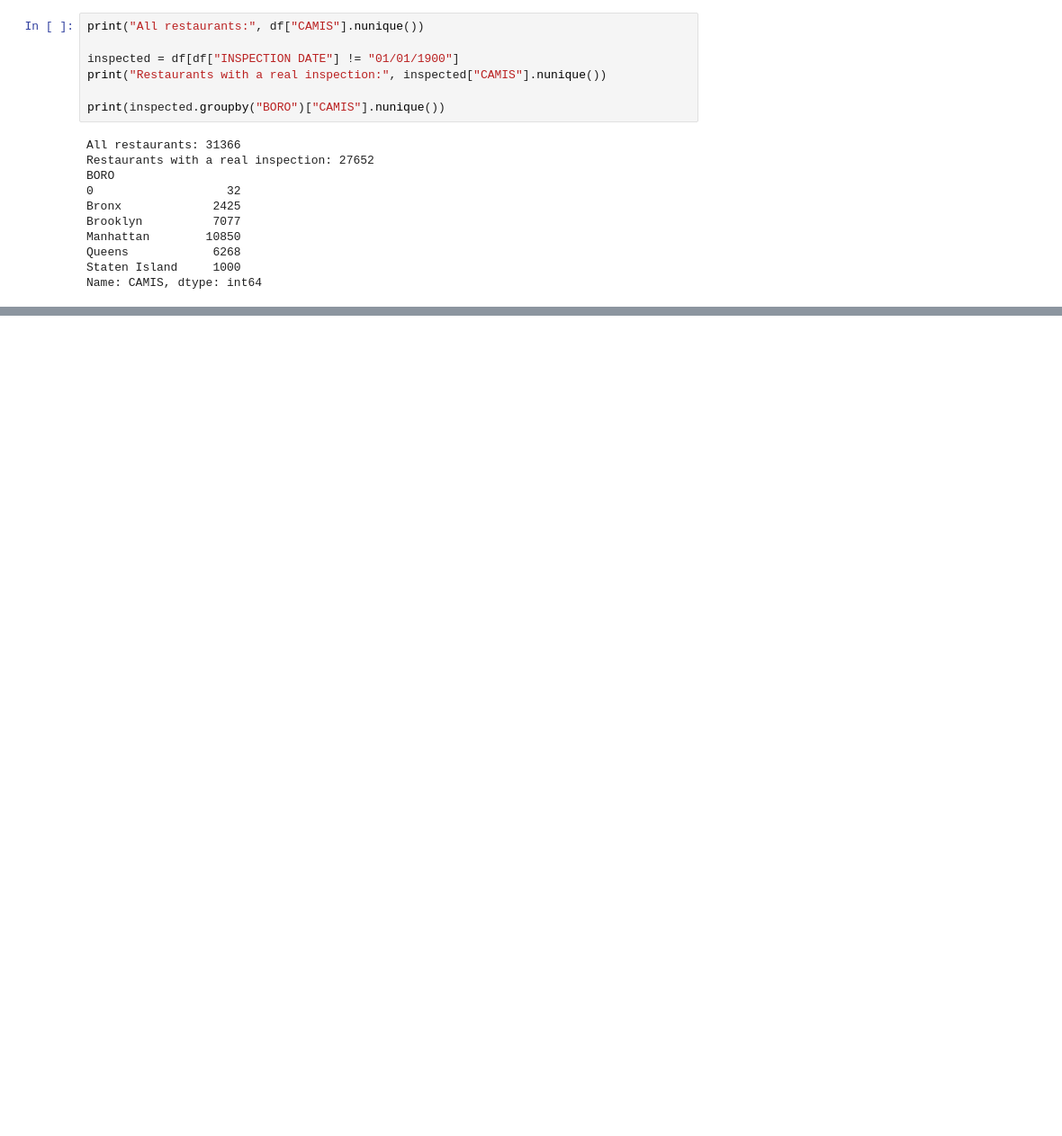
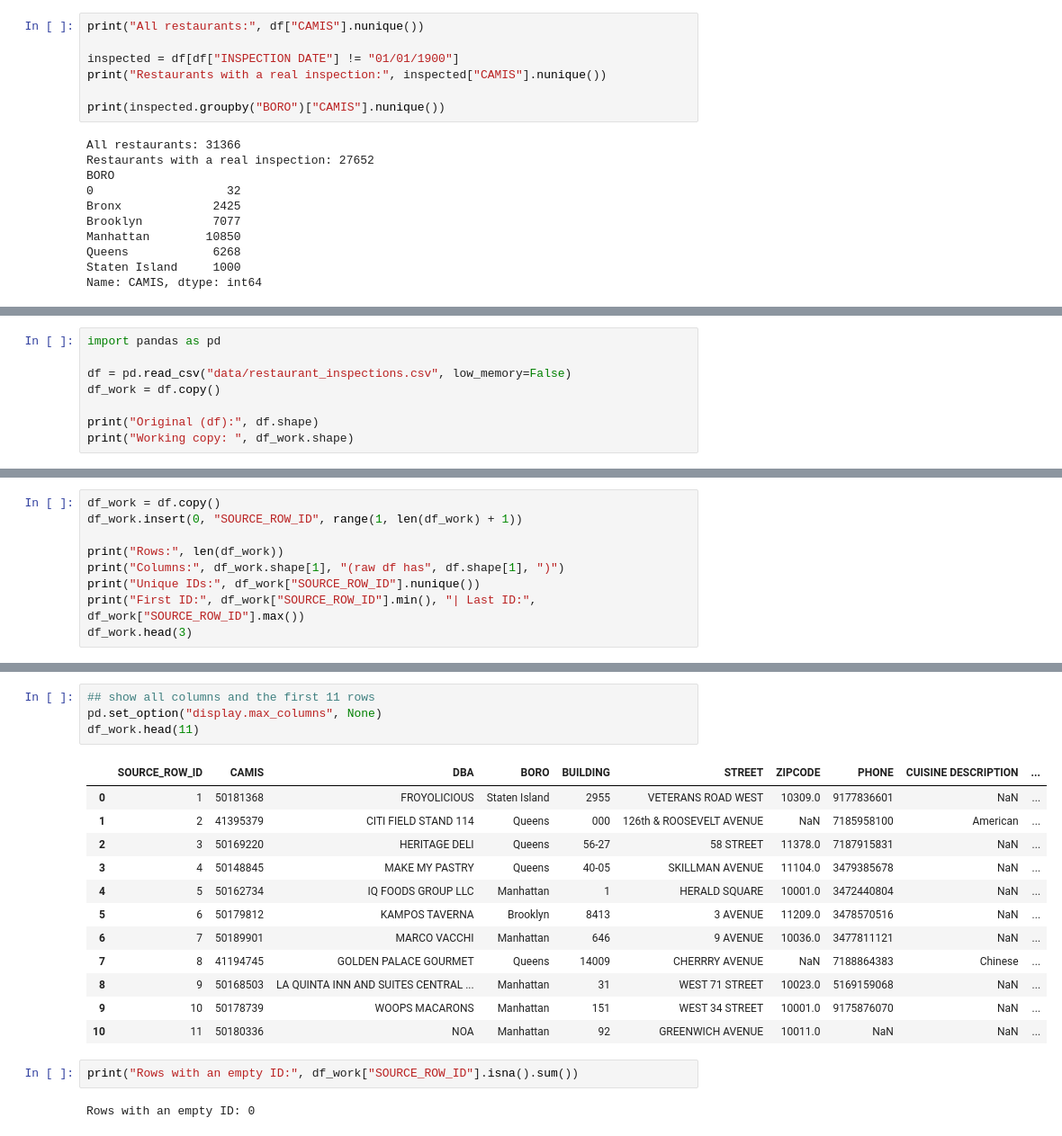
Before and after one commit to estvjana/nyc-restaurant-inspections, a Jupyter notebook: 01_data_exploration.ipynb, the cells around one changed output, grey strips where cells are left out. Shown at 90% size. Saved outputs shown, nothing was run; the diff lists cells and outputs as text; blank space fills up the shorter version.

```diff
--- a/01_data_exploration.ipynb
+++ b/01_data_exploration.ipynb
@@ -139,0 +175,8 @@ Name: SCORE, dtype: float64
+# %%
+import pandas as pd
+
+df = pd.read_csv("data/restaurant_inspections.csv", low_memory=False)
+df_work = df.copy()
+
+print("Original (df):", df.shape)
+print("Working copy: ", df_work.shape)
@@ -139,0 +365,9 @@ Name: SCORE, dtype: float64
+# %%
+df_work = df.copy()
+df_work.insert(0, "SOURCE_ROW_ID", range(1, len(df_work) + 1))
+
+print("Rows:", len(df_work))
+print("Columns:", df_work.shape[1], "(raw df has", df.shape[1], ")")
+print("Unique IDs:", df_work["SOURCE_ROW_ID"].nunique())
+print("First ID:", df_work["SOURCE_ROW_ID"].min(), "| Last ID:", df_work["SOURCE_ROW_ID"].max())
+df_work.head(3)
@@ -139,0 +383,21 @@ Name: SCORE, dtype: float64
+# %%
+## show all columns and the first 11 rows
+pd.set_option("display.max_columns", None)
+df_work.head(11)
+# %% [output]
+|  | SOURCE_ROW_ID | CAMIS | DBA | BORO | BUILDING | STREET | ZIPCODE | PHONE | CUISINE DESCRIPTION | ... |
+| 0 | 1 | 50181368 | FROYOLICIOUS | Staten Island | 2955 | VETERANS ROAD WEST | 10309.0 | 9177836601 | NaN | ... |
+| 1 | 2 | 41395379 | CITI FIELD STAND 114 | Queens | 000 | 126th & ROOSEVELT AVENUE | NaN | 7185958100 | American | ... |
+| 2 | 3 | 50169220 | HERITAGE DELI | Queens | 56-27 | 58 STREET | 11378.0 | 7187915831 | NaN | ... |
+| 3 | 4 | 50148845 | MAKE MY PASTRY | Queens | 40-05 | SKILLMAN AVENUE | 11104.0 | 3479385678 | NaN | ... |
+| 4 | 5 | 50162734 | IQ FOODS GROUP LLC | Manhattan | 1 | HERALD SQUARE | 10001.0 | 3472440804 | NaN | ... |
+| 5 | 6 | 50179812 | KAMPOS TAVERNA | Brooklyn | 8413 | 3 AVENUE | 11209.0 | 3478570516 | NaN | ... |
+| 6 | 7 | 50189901 | MARCO VACCHI | Manhattan | 646 | 9 AVENUE | 10036.0 | 3477811121 | NaN | ... |
+| 7 | 8 | 41194745 | GOLDEN PALACE GOURMET | Queens | 14009 | CHERRRY AVENUE | NaN | 7188864383 | Chinese | ... |
+| 8 | 9 | 50168503 | LA QUINTA INN AND SUITES CENTRAL ... | Manhattan | 31 | WEST 71 STREET | 10023.0 | 5169159068 | NaN | ... |
+| 9 | 10 | 50178739 | WOOPS MACARONS | Manhattan | 151 | WEST 34 STREET | 10001.0 | 9175876070 | NaN | ... |
+| 10 | 11 | 50180336 | NOA | Manhattan | 92 | GREENWICH AVENUE | 10011.0 | NaN | NaN | ... |
+# %%
+print("Rows with an empty ID:", df_work["SOURCE_ROW_ID"].isna().sum())
+# %% [output]
+Rows with an empty ID: 0
```
Also changed, not shown: parts of 84 cells of this notebook, 6 other files.
